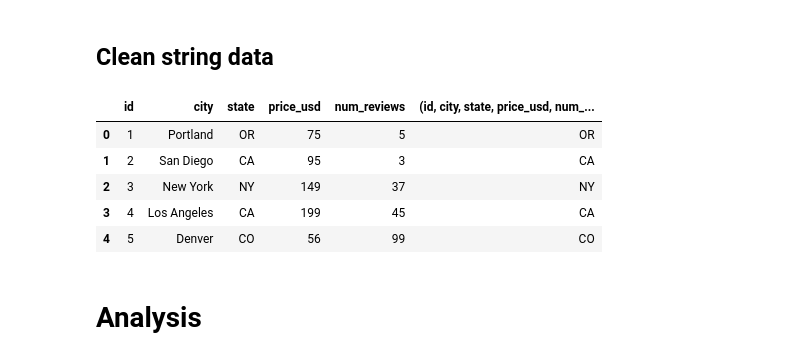
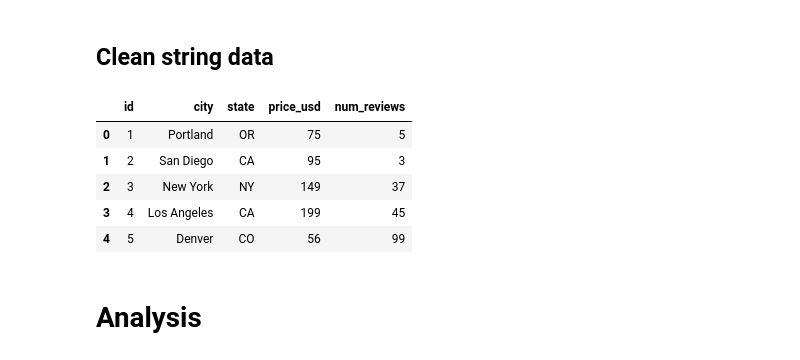
Before and after one commit to jaimiles23/Priceonomics_Data_Puzzle, a Jupyter notebook: puzzle_solution.ipynb, the cells around one changed output. Saved outputs shown, nothing was run; the diff lists cells and outputs as text; code cells hidden in the pictures.

Commit message:
fixed variable reference in clean_state_col func

```diff
--- a/puzzle_solution.ipynb
+++ b/puzzle_solution.ipynb
@@ -90,40 +90,40 @@ def clean_city_col(df: object) -> object:
     if col_name not in df.columns:
         print(f"{col_name} not found in column names:\n", df.columns)
         return df
 
     df[col_name] = df.loc[:, col_name].str.title().str.strip()
     return df
 
 
 def clean_state_col(df: object) -> object:
     """Cleans column of states abbrev: upper case & strips white space."""
     col_name = 'state'
     if col_name not in df.columns:
         print(f"{col_name} not found in column names:\n", df.columns)
         return df
 
-    df[col_names] = df.loc[:, col_name].str.upper().str.strip()
+    df[col_name] = df.loc[:, col_name].str.upper().str.strip()
     return df
 
 
 ##########
 # Pipe functions
 ##########
 
 df = (
     df
     .pipe(clean_city_col)
     .pipe(clean_state_col)
 )
 
 df.head()
 # %% [output]
-|  | id | city | state | price_usd | num_reviews | (id, city, state, price_usd, num_... |
-| 0 | 1 | Portland | OR | 75 | 5 | OR |
-| 1 | 2 | San Diego | CA | 95 | 3 | CA |
-| 2 | 3 | New York | NY | 149 | 37 | NY |
-| 3 | 4 | Los Angeles | CA | 199 | 45 | CA |
-| 4 | 5 | Denver | CO | 56 | 99 | CO |
+|  | id | city | state | price_usd | num_reviews |
+| 0 | 1 | Portland | OR | 75 | 5 |
+| 1 | 2 | San Diego | CA | 95 | 3 |
+| 2 | 3 | New York | NY | 149 | 37 |
+| 3 | 4 | Los Angeles | CA | 199 | 45 |
+| 4 | 5 | Denver | CO | 56 | 99 |
 # %% [markdown]
 # Analysis
 # %% [markdown]
```
Also changed, not shown: parts of 3 cells of this notebook.
